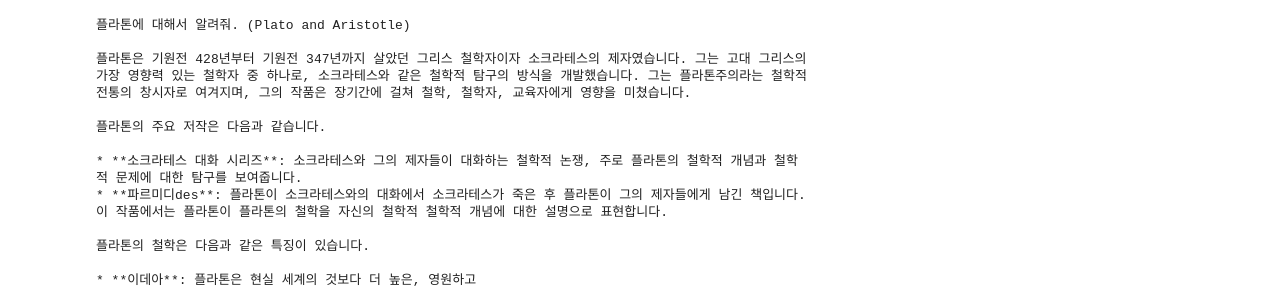
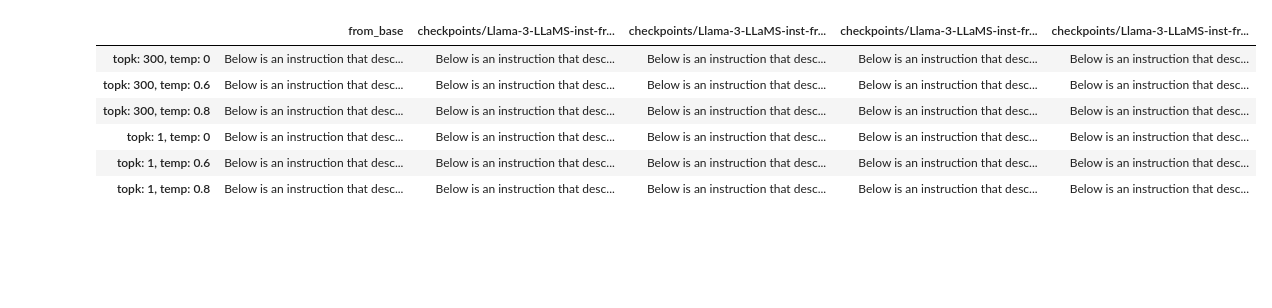
Before and after one commit to smartsocial2012/llama-3-llams, a Jupyter notebook: inference_test_inst.ipynb, the cells around one changed output. Saved outputs shown, nothing was run; the diff lists cells and outputs as text; code cells hidden in the pictures; blank space fills up the shorter version.

```diff
--- a/inference_test_inst.ipynb
+++ b/inference_test_inst.ipynb
@@ -14,3 +12,18 @@ from test_data import test_set
+# %%
+checkpoints_1k = 'checkpoints/Llama-3-LLaMS-inst-from-base/instrunction_template'
+checkpoints_2k = 'checkpoints/Llama-3-LLaMS-inst-from-base/instrunction_template_2k_instsep'
+# %%
+def inputting(input_):
+    transform = AlpacaInstructTemplate.format
+    ret = transform(
+        {
+            'instruction': '''You are a assistant is named 'Arch AI' and developed by (주)스마트소셜(SmartSocial, Inc in English).
+You have to do your best to help `user` who is chatting with you.
+Try to answer in the language the user asked the question.''',
+            'input': input_
+        }
+    )
+    return ret
 # %%
 config_base = './configs/llams_inst_generation.yaml'
 # %%
@@ -34,24 +51,26 @@ config_lists = {
 # %%
-results = []
-for config_item in config_lists.values():
+results = {}
+for config_key, config_value in config_lists.items():
     with open(config_base) as f:
         config_dict = DictConfig(yaml.safe_load(f))
-    for k, v in config_item.items():
+    for k, v in config_value.items():
         config_dict.checkpointer[k] = v
+    config_dict.prompt = inputting('플라톤에 대해서 알려줘')
 
-    config_dict.topk = 1
-    config_dict.temperature = .6
+    results_for_topktemp = {}
+    for topk, temperature in itertools.product([300, 1], [0, .6, .8]):
+        config_dict.topk = topk
+        config_dict.temperature =temperature
 
-    a = InferenceRecipe(config_dict)
-    a.setup(config_dict)
+        a = InferenceRecipe(config_dict)
+        a.setup(config_dict)
 
-    result = []
-    res = a.generate(config_dict)
-    result.append(res)
+        res = a.generate(config_dict)
+        results_for_topktemp[f'topk: {topk}, temp: {temperature}'] = res
 
-    results.append(result)
-    del a
-    torch.cuda.empty_cache()
+        del a
+        torch.cuda.empty_cache()
+    results[config_key] = results_for_topktemp
 # %% [output]
 DEBUG:torchtune.utils.logging:Setting manual seed to local seed 1234. Local seed is seed + rank = 1234 + 0
 INFO:torchtune.utils.logging:Model is initialized with precision torch.bfloat16.
@@ -103,15 +92,10 @@ print(results[1][0])
-# %%
-print(results[2][0])
-# %% [output]
-플라톤에 대해서 알려줘. (Plato and Aristotle)
-
-플라톤은 기원전 428년부터 기원전 347년까지 살았던 그리스 철학자이자 소크라테스의 제자였습니다. 그는 고대 그리스의 가장 영향력 있는 철학자 중 하나로, 소크라테스와 같은 철학적 탐구의 방식을 개발했습니다. 그는 플라톤주의라는 철학적 전통의 창시자로 여겨지며, 그의 작품은 장기간에 걸쳐 철학, 철학자, 교육자에게 영향을 미쳤습니다.
-
-플라톤의 주요 저작은 다음과 같습니다.
-
-* **소크라테스 대화 시리즈**: 소크라테스와 그의 제자들이 대화하는 철학적 논쟁, 주로 플라톤의 철학적 개념과 철학적 문제에 대한 탐구를 보여줍니다.
-* **파르미디des**: 플라톤이 소크라테스와의 대화에서 소크라테스가 죽은 후 플라톤이 그의 제자들에게 남긴 책입니다. 이 작품에서는 플라톤이 플라톤의 철학을 자신의 철학적 철학적 개념에 대한 설명으로 표현합니다.
-
-플라톤의 철학은 다음과 같은 특징이 있습니다.
-
-* **이데아**: 플라톤은 현실 세계의 것보다 더 높은, 영원하고
+# %%
+pd.DataFrame.from_dict(results)
+# %% [output]
+|  | from_base | checkpoints/Llama-3-LLaMS-inst-fr... | checkpoints/Llama-3-LLaMS-inst-fr... | checkpoints/Llama-3-LLaMS-inst-fr... | checkpoints/Llama-3-LLaMS-inst-fr... |
+| topk: 300, temp: 0 | Below is an instruction that desc... | Below is an instruction that desc... | Below is an instruction that desc... | Below is an instruction that desc... | Below is an instruction that desc... |
+| topk: 300, temp: 0.6 | Below is an instruction that desc... | Below is an instruction that desc... | Below is an instruction that desc... | Below is an instruction that desc... | Below is an instruction that desc... |
+| topk: 300, temp: 0.8 | Below is an instruction that desc... | Below is an instruction that desc... | Below is an instruction that desc... | Below is an instruction that desc... | Below is an instruction that desc... |
+| topk: 1, temp: 0 | Below is an instruction that desc... | Below is an instruction that desc... | Below is an instruction that desc... | Below is an instruction that desc... | Below is an instruction that desc... |
+| topk: 1, temp: 0.6 | Below is an instruction that desc... | Below is an instruction that desc... | Below is an instruction that desc... | Below is an instruction that desc... | Below is an instruction that desc... |
+| topk: 1, temp: 0.8 | Below is an instruction that desc... | Below is an instruction that desc... | Below is an instruction that desc... | Below is an instruction that desc... | Below is an instruction that desc... |
```
Also changed, not shown: parts of 8 cells of this notebook, 2 other files.
